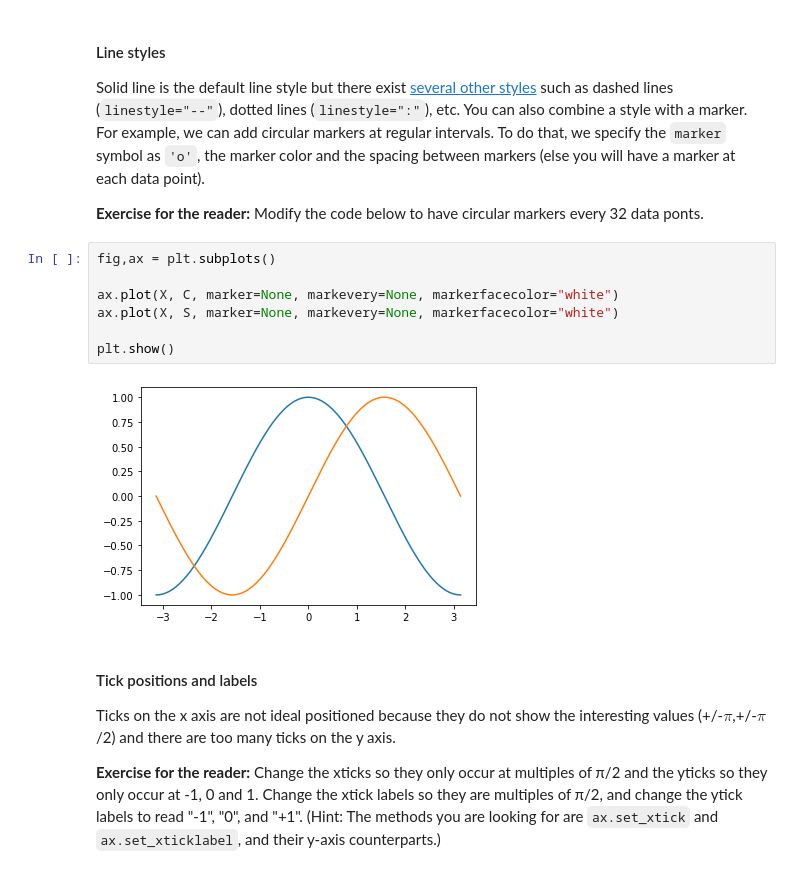
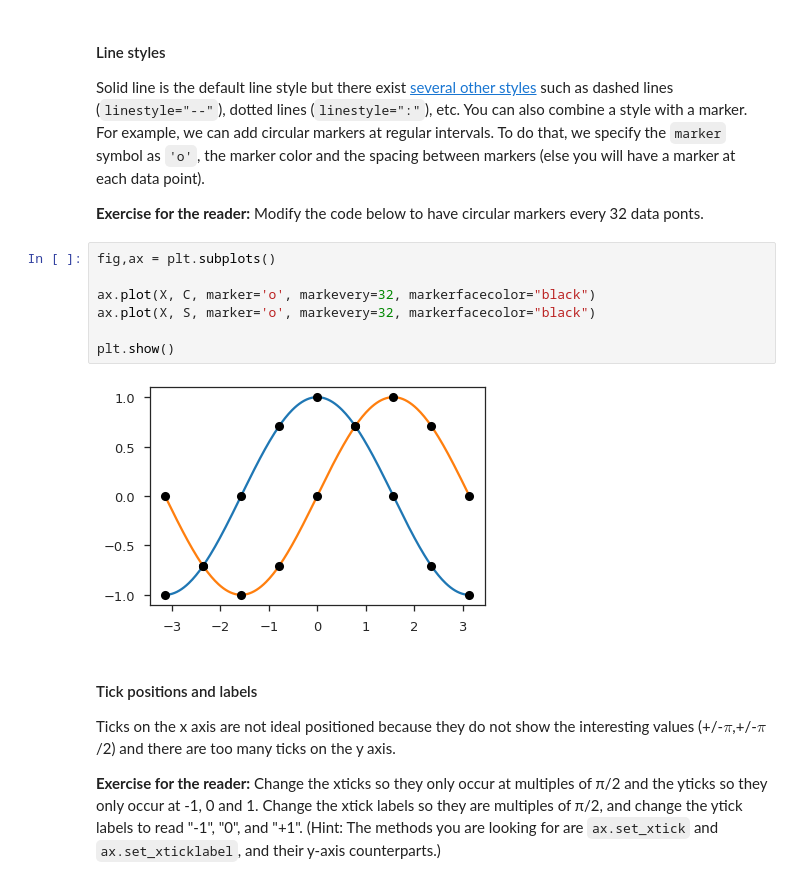
Before and after one commit to ASPP/2022-bilbao-dataviz, a Jupyter notebook: exercise-1.ipynb, the cells around one changed output. Drawn from its saved outputs; the diff is of its cells as text.

```diff
--- a/exercise-1.ipynb
+++ b/exercise-1.ipynb
@@ -150,12 +161,12 @@ Solid line is the default line style but there exist [several other styles](http
 # %%
 fig,ax = plt.subplots()
 
-ax.plot(X, C, marker=None, markevery=None, markerfacecolor="white")
-ax.plot(X, S, marker=None, markevery=None, markerfacecolor="white")
+ax.plot(X, C, marker='o', markevery=32, markerfacecolor="black")
+ax.plot(X, S, marker='o', markevery=32, markerfacecolor="black")
 
 plt.show()
 # %% [output]
-[figure, old version]
+[figure, new version]
 # %% [markdown]
 #### Tick positions and labels
 
```
Also changed, not shown: parts of 14 cells of this notebook.
